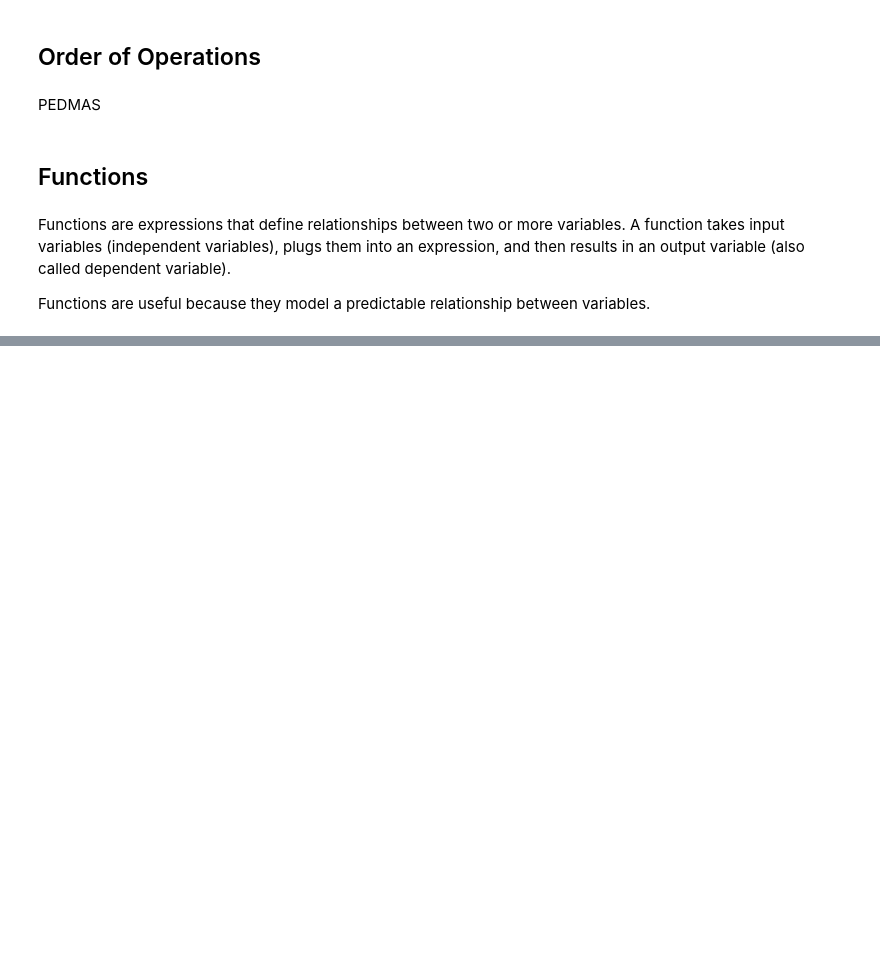
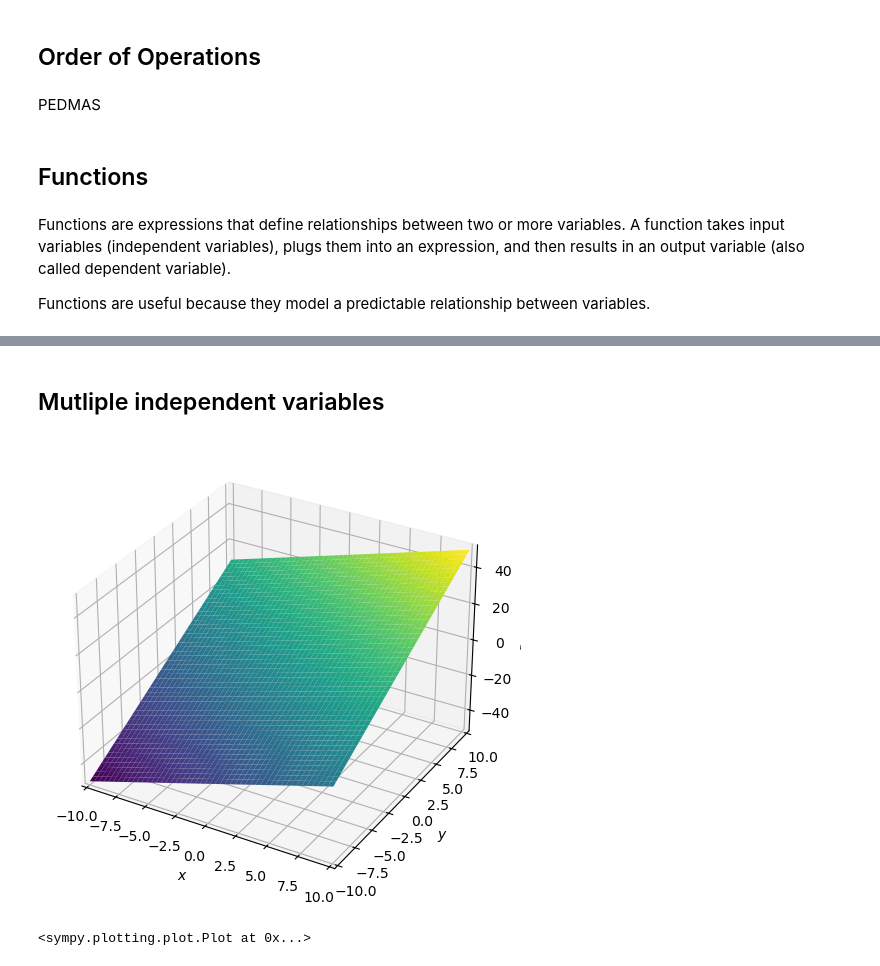
Before and after one commit to datasafariwithcj/MathsForDS, a Jupyter notebook: DSmathematics_notes/basic_math_and_calculus.ipynb, the cells around one changed output, grey strips where cells are left out. Cells and saved outputs as stored; diff of their text form; code cells hidden in the pictures; blank space fills up the shorter version.

```diff
--- a/DSmathematics_notes/basic_math_and_calculus.ipynb
+++ b/DSmathematics_notes/basic_math_and_calculus.ipynb
@@ -42,0 +65,9 @@ Functions are useful because they model a predictable relationship between varia
+# %% [markdown]
+## Mutliple independent variables
+# %%
+x, y = sp.symbols("x  y")
+f = 2*x + 3*y
+sp
+# %% [output]
+[figure, added]
+<sympy.plotting.plot.Plot at 0x...>
```
Also changed, not shown: parts of 6 cells of this notebook.
